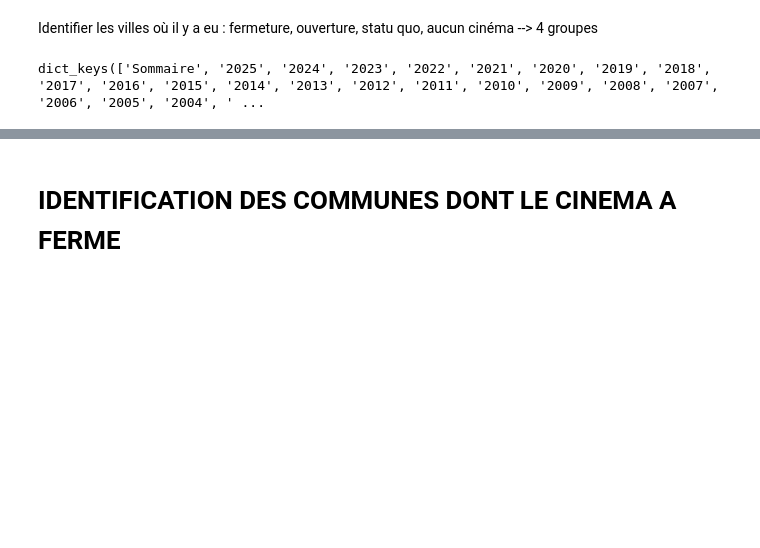
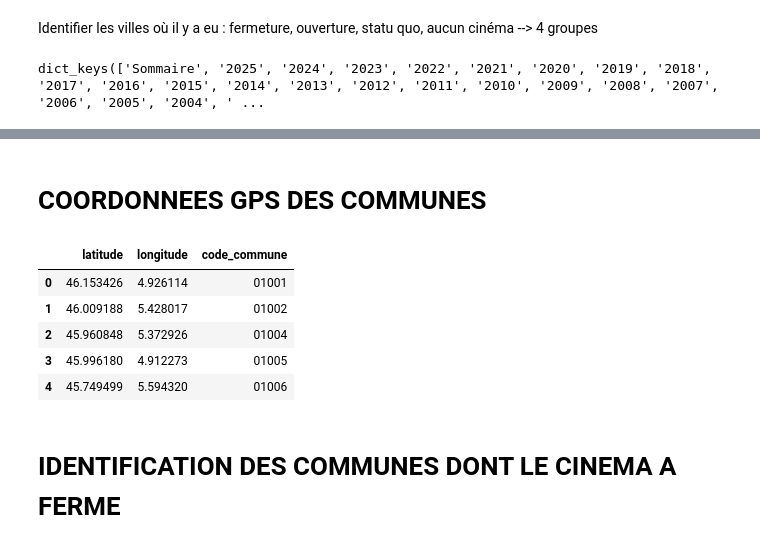
Before and after one commit to Juleslapeuf/cinema_vote, a Jupyter notebook: chargement_donnees.ipynb, the cells around one changed output, grey strips where cells are left out. Drawn from its saved outputs; the diff is of its cells as text; code cells hidden in the pictures; blank space fills up the shorter version.

```diff
--- a/chargement_donnees.ipynb
+++ b/chargement_donnees.ipynb
@@ -83,6 +83,33 @@ df_cinema.head()
 | 4 | 52 | GAUMONT CHAMPS ELYSEES AMBASSADE | 7 | 1564 | 75108 | Paris 8e Arrondissement | FIXE | NON | 2003 | ... |
 # %%
 df_cinema_fixe = df_cinema[df_cinema["genre"] == "FIXE"].copy()
+# %% [markdown]
+# COORDONNEES GPS DES COMMUNES
+# %%
+url = "https://www.data.gouv.fr/fr/datasets/r/dbe8a621-a9c4-4bc3-9cae-be1699c5ff25"
+
+df = pd.read_csv(url)
+# %%
+df_communes = df[["code_commune_INSEE", "latitude", "longitude"]].copy()
+# %%
+df_communes["code_commune"] = (
+    df_communes["code_commune_INSEE"]
+    .astype(str)
+    .str.replace(r"\.0$", "", regex=True)
+    .str.strip()
+    .str.zfill(5)
+)
+
+df_communes = df_communes.drop(columns=["code_commune_INSEE"])
+# %%
+df_communes.head()
+# %% [output]
+|  | latitude | longitude | code_commune |
+| 0 | 46.153426 | 4.926114 | 01001 |
+| 1 | 46.009188 | 5.428017 | 01002 |
+| 2 | 45.960848 | 5.372926 | 01004 |
+| 3 | 45.996180 | 4.912273 | 01005 |
+| 4 | 45.749499 | 5.594320 | 01006 |
 # %% [markdown]
 # IDENTIFICATION DES COMMUNES DONT LE CINEMA A FERME
 # %%
```
Also changed, not shown: parts of 7 cells of this notebook.
